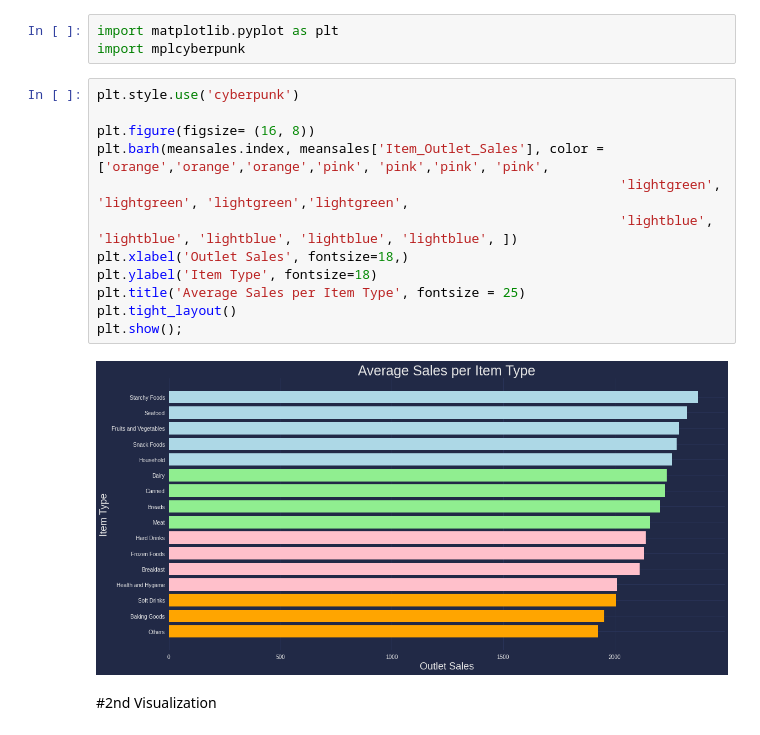
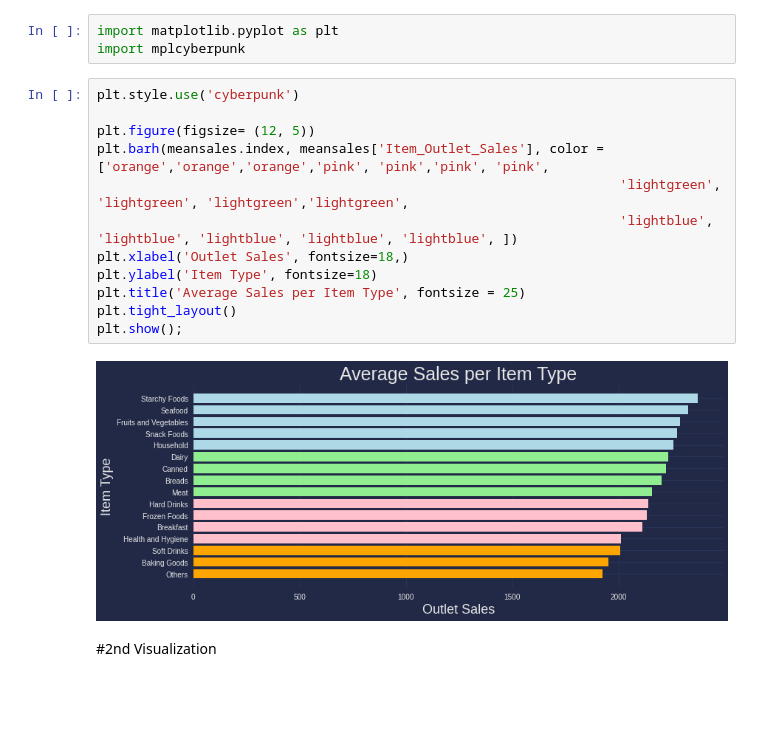
Before and after one commit to jul1andav1d/Food-Items-Sales-Predictions-Prjct1, a Jupyter notebook: Food_Sales_Prediction.ipynb, the cells around one changed output. Cells and saved outputs as stored; diff of their text form; blank space fills up the shorter version.

```diff
--- a/Food_Sales_Prediction.ipynb
+++ b/Food_Sales_Prediction.ipynb
@@ -365,17 +365,17 @@ import mplcyberpunk
 # %%
 plt.style.use('cyberpunk')
 
-plt.figure(figsize= (16, 8))
+plt.figure(figsize= (12, 5))
 plt.barh(meansales.index, meansales['Item_Outlet_Sales'], color = ['orange','orange','orange','pink', 'pink','pink', 'pink',
                                                                    'lightgreen', 'lightgreen', 'lightgreen','lightgreen',
                                                                    'lightblue', 'lightblue', 'lightblue', 'lightblue', 'lightblue', ])
 plt.xlabel('Outlet Sales', fontsize=18,)
 plt.ylabel('Item Type', fontsize=18)
 plt.title('Average Sales per Item Type', fontsize = 25)
 plt.tight_layout()
 plt.show();
 # %% [output]
-[figure, old version]
+[figure, new version]
 # %% [markdown]
 #2nd Visualization
 # %%
```
Also changed, not shown: parts of 1 cell of this notebook.
